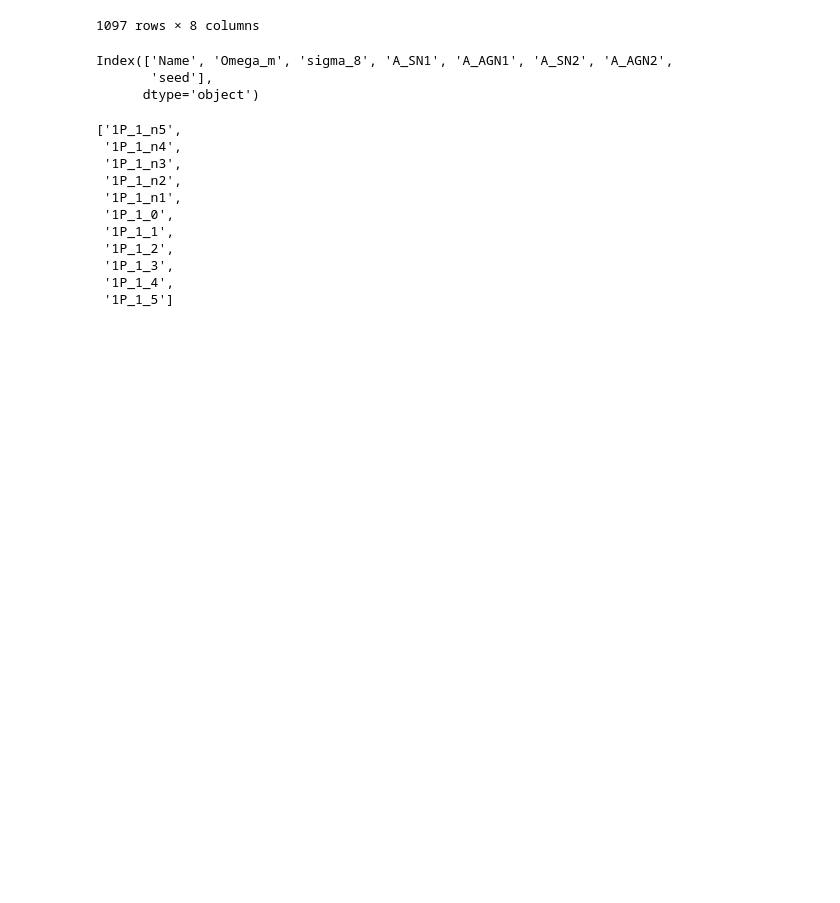
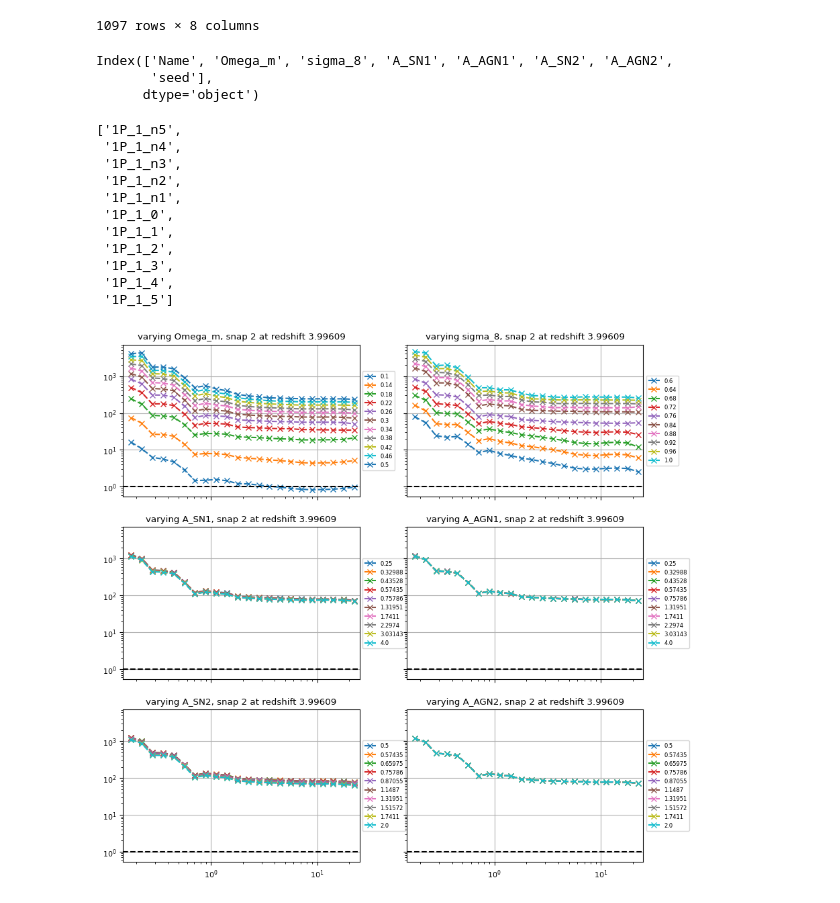
Before and after one commit to shubhagrawal30/CosmoIM, a Jupyter notebook: notebooks/1P_plots.ipynb, the cells around one changed output. Saved outputs shown, nothing was run; the diff lists cells and outputs as text; code cells hidden in the pictures; blank space fills up the shorter version.

```diff
--- a/notebooks/1P_plots.ipynb
+++ b/notebooks/1P_plots.ipynb
@@ -72,5 +73,9 @@ def make_plots_for_all_paras(snap_index=31):
     plt.show()
     plt.close()
+# %%
+make_plots_for_all_paras(snap_index=2)
+# %% [output]
+[figure, added]
 # %%
 make_plots_for_all_paras(snap_index=5)
 # %% [output]
```
Also changed, not shown: parts of 5 cells of this notebook.
